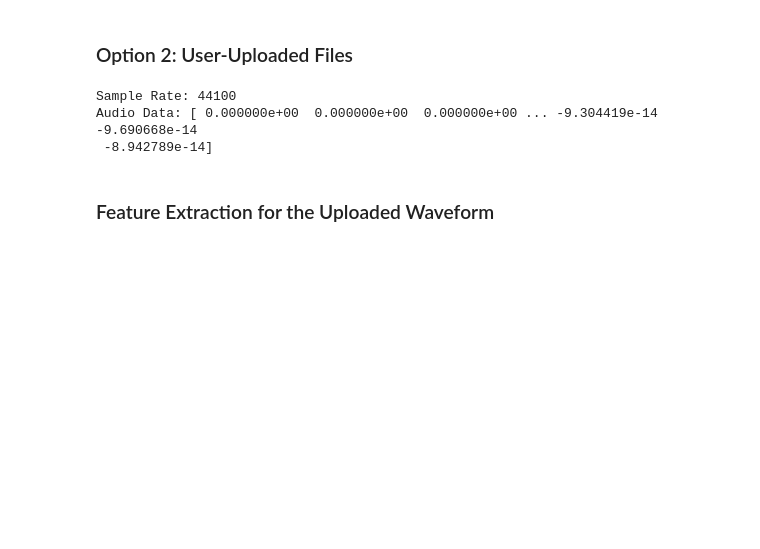
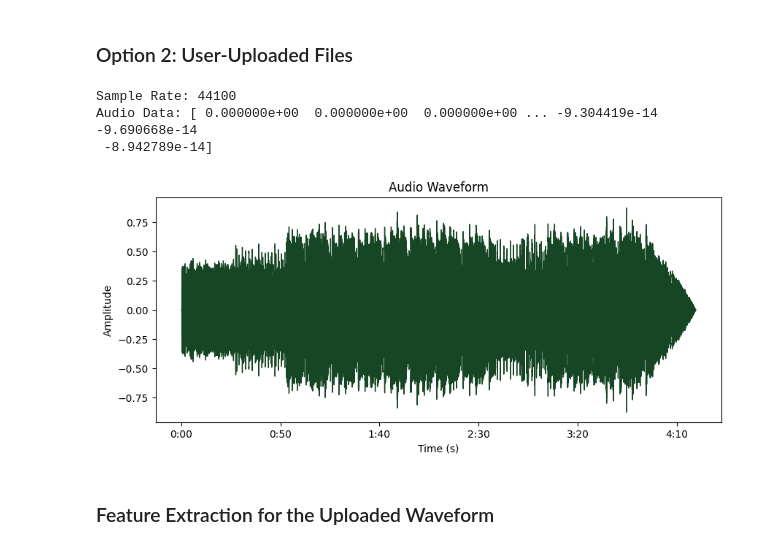
Before and after one commit to adithik13/MusicOracle, a Jupyter notebook: oracle.ipynb, the cells around one changed output. Drawn from its saved outputs; the diff is of its cells as text; code cells hidden in the pictures; blank space fills up the shorter version.

```diff
--- a/oracle.ipynb
+++ b/oracle.ipynb
@@ -77,30 +95,30 @@ Stream stopped by user.
 # %%
 # use librosa for audio files, whereas pyaudio is used for real-time audio streams
 test_audio = 'C:\\Users\\adith\\OneDrive\\Desktop\\vs code xoxo\\personal\\Oracle\\oracle_venv\\fresh-clone\\california_world.mp3'
-y, sr = librosa.load(test_audio)
 
 #load in the file:
 
 audio_data, sample_rate = librosa.load(test_audio, sr=None)
 
 #print to check:
 
 print(f'Sample Rate: {sample_rate}')
 print(f'Audio Data: {audio_data}')
 
 
 #plot waveform for funzies:
 
 plt.figure(figsize=(10,4))
-librosa.display.waveshow(audio_data, sr=sample_rate, color='pink')
+librosa.display.waveshow(audio_data, sr=sample_rate, color='#164624')
 plt.title('Audio Waveform')
 plt.xlabel('Time (s)')
 plt.ylabel('Amplitude')
 plt.show()
 # %% [output]
 Sample Rate: 44100
 Audio Data: [ 0.000000e+00  0.000000e+00  0.000000e+00 ... -9.304419e-14 -9.690668e-14
  -8.942789e-14]
+[figure, added]
 # %% [markdown]
 ### Feature Extraction for the Uploaded Waveform
 # %% [markdown]
```
Also changed, not shown: parts of 32 cells of this notebook, 2 other files.
